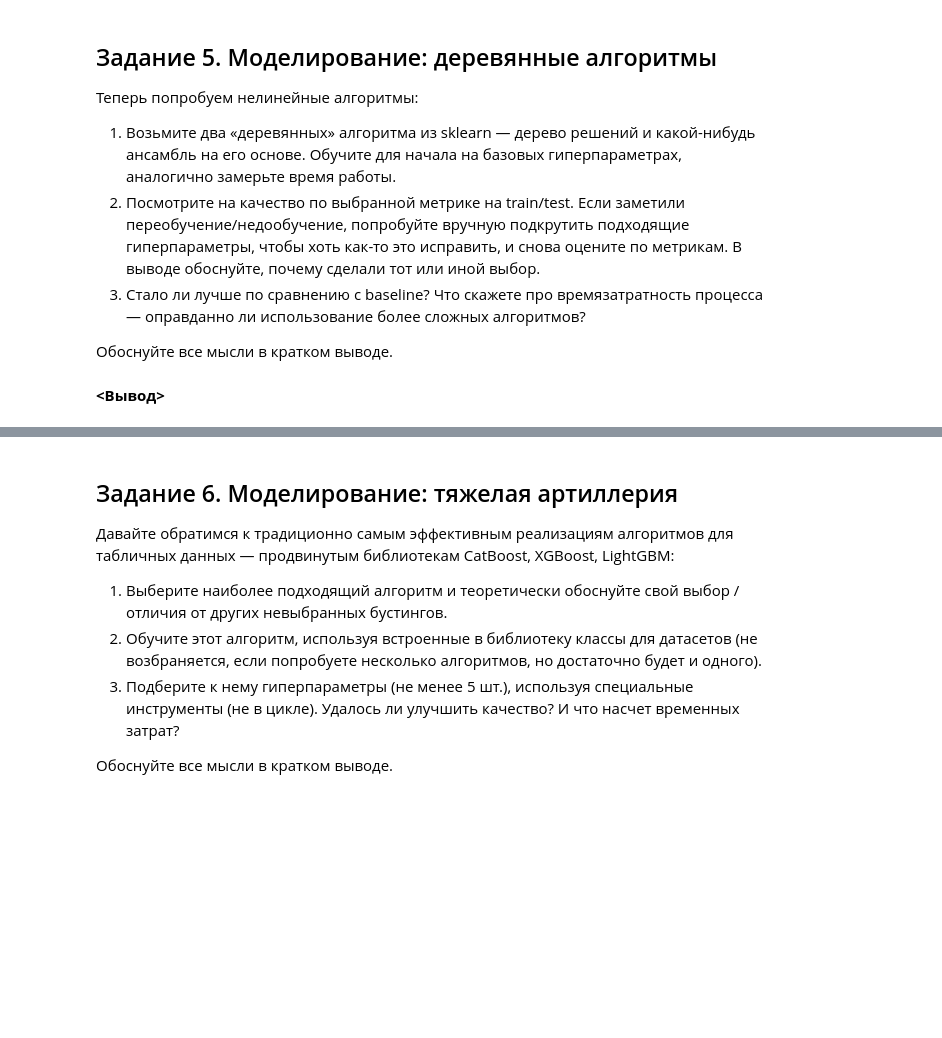
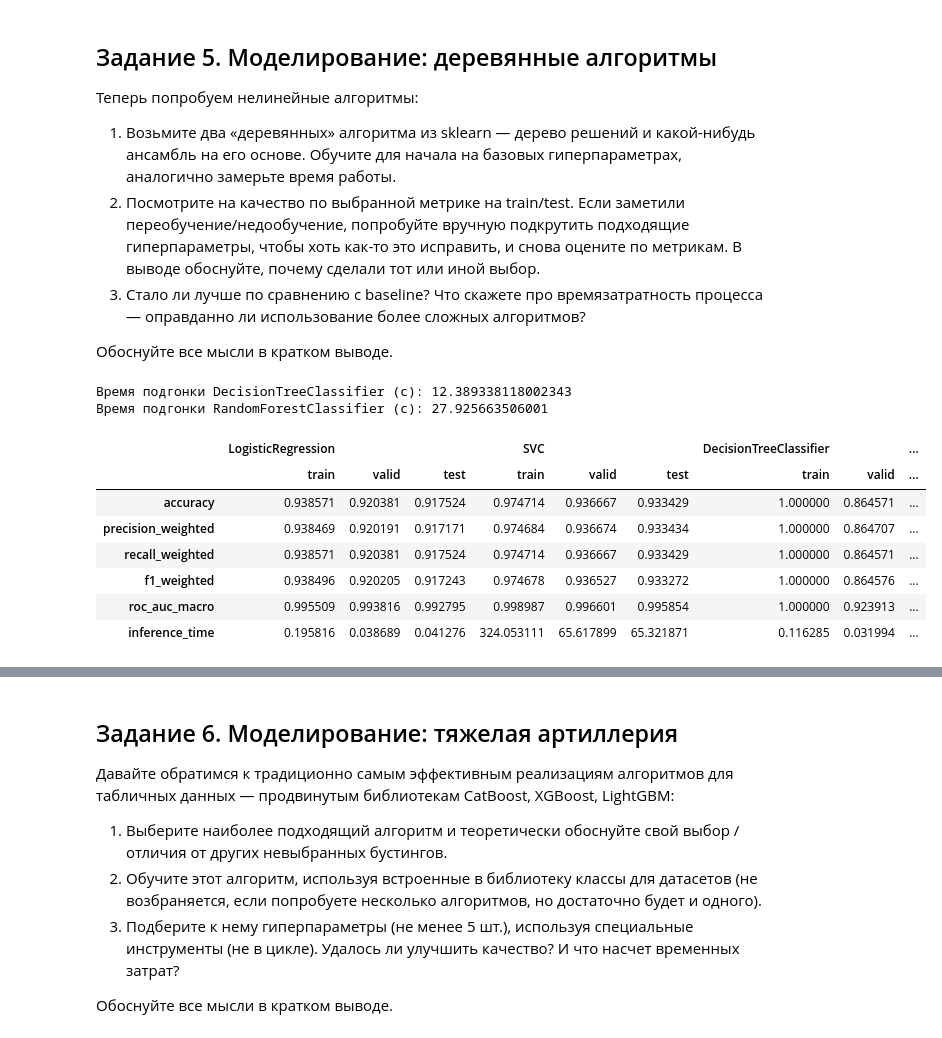
Before and after one commit to EgrSlv/DeepLearning__MIPT, a Jupyter notebook: Final_task/ML_FinalTask_report_SolovevEgor.ipynb, the cells around one changed output, grey strips where cells are left out. Cells and saved outputs as stored; diff of their text form; code cells hidden in the pictures; blank space fills up the shorter version.

```diff
--- a/Final_task/ML_FinalTask_report_SolovevEgor.ipynb
+++ b/Final_task/ML_FinalTask_report_SolovevEgor.ipynb
@@ -511,2 +512,41 @@ METRICS
-# %% [markdown]
-**<Вывод>**
+# %%
+# Задание 5 - DecisionTreeClassifier и RandomForestClassifier (базовые гиперпараметры)
+
+# =========================== DecisionTreeClassifier ===========================
+model = DecisionTreeClassifier()
+
+# ================== Подгонка модели и замер времени обучения ==================
+start = time.perf_counter()
+model.fit(X_train_scaled, y_train)
+end = time.perf_counter()
+print("Время подгонки DecisionTreeClassifier (с):", end - start)
+
+# =================== Добавление метрик DecisionTreeClassifier =================
+add_metrics_in_METRICS(model)
+
+
+# =========================== RandomForestClassifier ===========================
+model = RandomForestClassifier()
+
+# ================== Подгонка модели и замер времени обучения ==================
+start = time.perf_counter()
+model.fit(X_train_scaled, y_train)
+end = time.perf_counter()
+print("Время подгонки RandomForestClassifier (с):", end - start)
+
+# ================== Добавление метрик RandomForestClassifier ==================
+add_metrics_in_METRICS(model)
+
+# ================================ Оценка метрик ===============================
+METRICS
+# %% [output]
+Время подгонки DecisionTreeClassifier (с): 12.389338118002343
+Время подгонки RandomForestClassifier (с): 27.925663506001
+|  | LogisticRegression |  |  | SVC |  |  | DecisionTreeClassifier |  | ... |
+|  | train | valid | test | train | valid | test | train | valid | ... |
+| accuracy | 0.938571 | 0.920381 | 0.917524 | 0.974714 | 0.936667 | 0.933429 | 1.000000 | 0.864571 | ... |
+| precision_weighted | 0.938469 | 0.920191 | 0.917171 | 0.974684 | 0.936674 | 0.933434 | 1.000000 | 0.864707 | ... |
+| recall_weighted | 0.938571 | 0.920381 | 0.917524 | 0.974714 | 0.936667 | 0.933429 | 1.000000 | 0.864571 | ... |
+| f1_weighted | 0.938496 | 0.920205 | 0.917243 | 0.974678 | 0.936527 | 0.933272 | 1.000000 | 0.864576 | ... |
+| roc_auc_macro | 0.995509 | 0.993816 | 0.992795 | 0.998987 | 0.996601 | 0.995854 | 1.000000 | 0.923913 | ... |
+| inference_time | 0.195816 | 0.038689 | 0.041276 | 324.053111 | 65.617899 | 65.321871 | 0.116285 | 0.031994 | ... |
```
Also changed, not shown: parts of 9 cells of this notebook.
